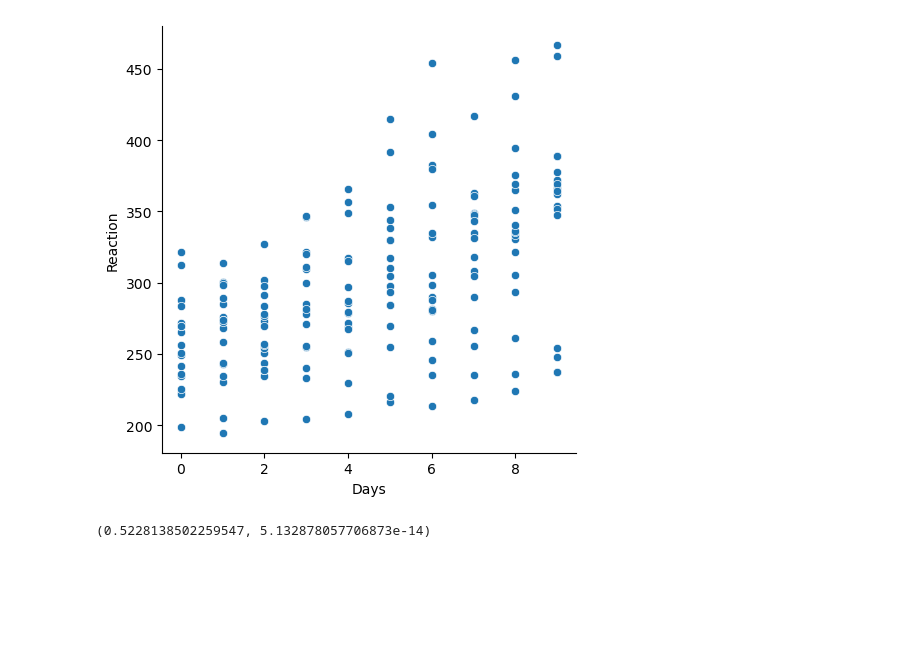
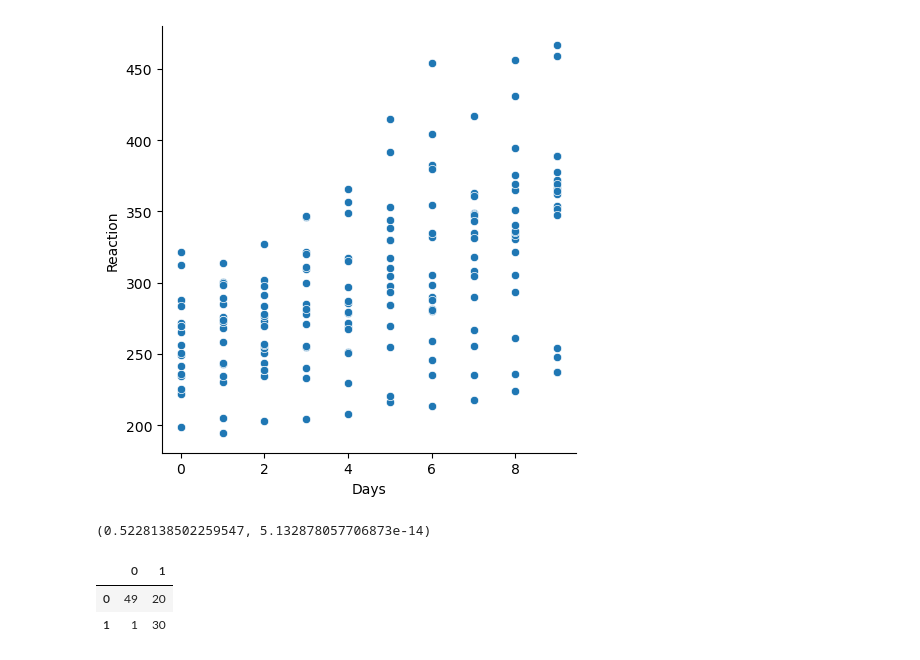
Before and after one commit to corey-hermesch/statistics_exercises, a Jupyter notebook: hypothesis_testing.ipynb, the cells around one changed output. Cells and saved outputs as stored; diff of their text form; code cells hidden in the pictures; blank space fills up the shorter version.

```diff
--- a/hypothesis_testing.ipynb
+++ b/hypothesis_testing.ipynb
@@ -719,0 +740,19 @@ r, p
+# %%
+# Use the following contingency table to help answer the question of whether using a macbook and being a
+# codeup student are independent of each other.
+
+# We can reject the H0 which suggests the Ha, i.e. that there is a relationship between using a macbook and being
+# a Codeup student
+
+# Step 1: Form Hypothesis
+# H0 = There is no association between being a Codeup student and using a Macbook
+# Ha = There IS an association
+alpha = .05
+
+observed = [[49, 20], [1, 30]]
+observed = pd.DataFrame(observed)
+observed
+# %% [output]
+|  | 0 | 1 |
+| 0 | 49 | 20 |
+| 1 | 1 | 30 |
```
Also changed, not shown: parts of 19 cells of this notebook, 1 other file.
